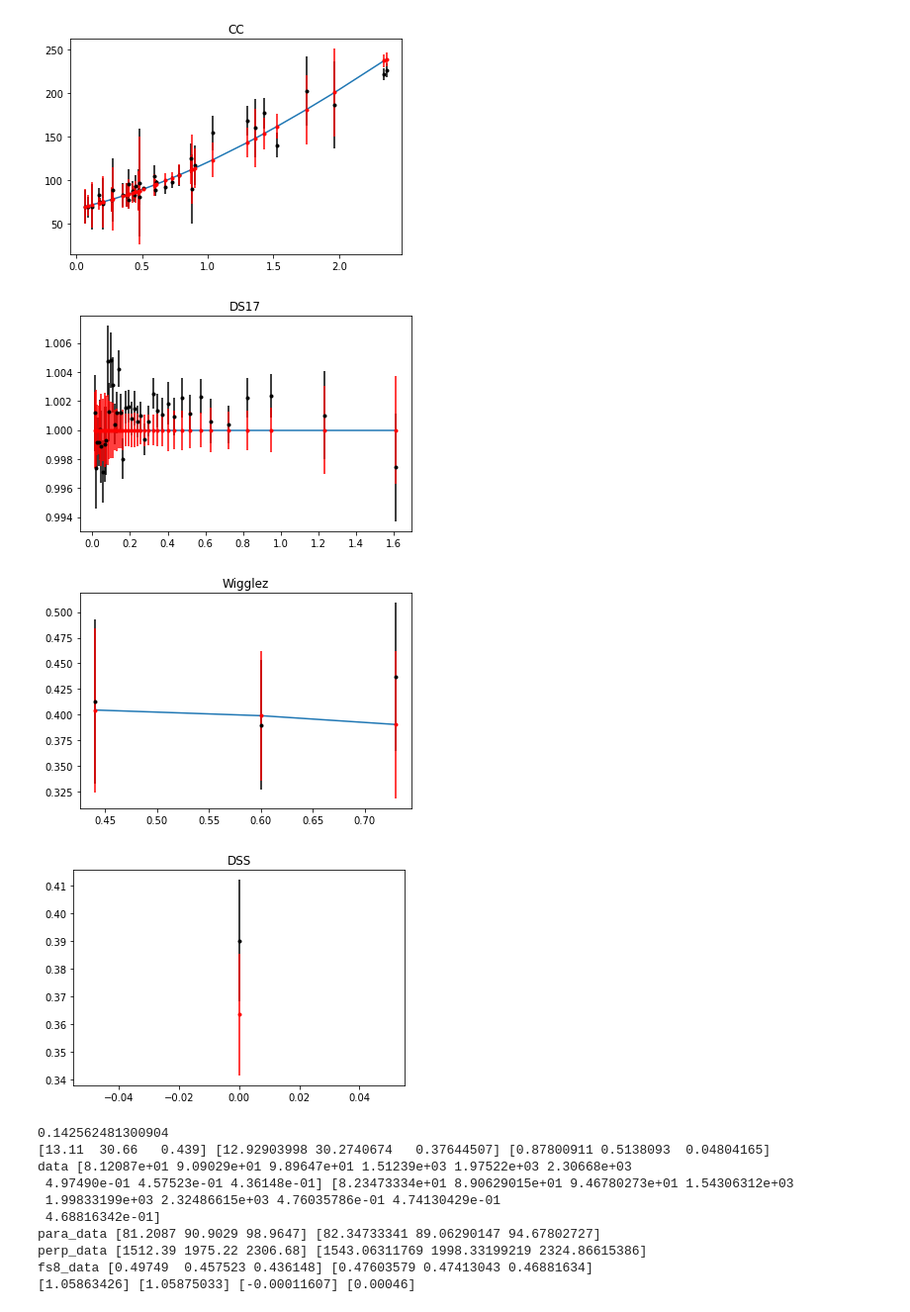
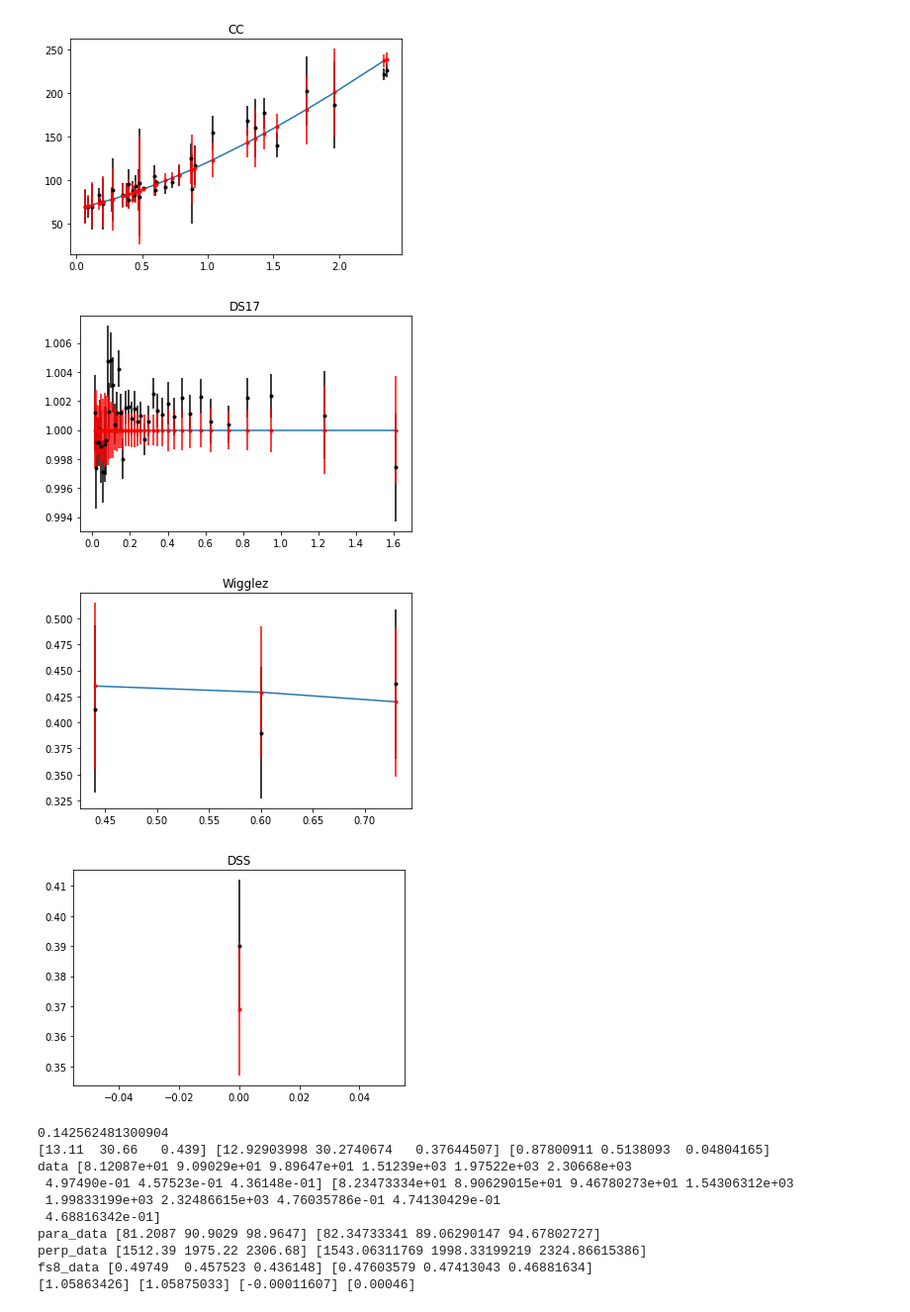
Before and after one commit to JaimeRZP/Growz, a Jupyter notebook: notebooks/DataChallenge.ipynb, the cells around one changed output. Shown at 99% size. Saved outputs shown, nothing was run; the diff lists cells and outputs as text; code cells hidden in the pictures.

```diff
--- a/notebooks/DataChallenge.ipynb
+++ b/notebooks/DataChallenge.ipynb
@@ -56,7 +57,7 @@ def generate_fake_data(prefix, cosmo, make_perfect=False, fuck_up_fs8=False):
         fs8 = cosmo['sigma8']*Dz*fz
         if fuck_up_fs8==True:
             print('Fucking up fs8')
-            fs8 += -0.15*fs8
+            fs8 += -0.10*fs8
         return fs8
 
     d = np.load(data_path+f'{name}.npz')
@@ -118,7 +119,7 @@ def generate_fake_data(prefix, cosmo, make_perfect=False, fuck_up_fs8=False):
         fs8 = cosmo['sigma8']*Dz*fz
         if fuck_up_fs8==True:
             print('Fucking up fs8')
-            fs8 += -0.15*fs8
+            fs8 += 0.15*fs8
         return fs8
 
     def mean_para(z):
@@ -155,7 +156,7 @@ def generate_fake_data(prefix, cosmo, make_perfect=False, fuck_up_fs8=False):
         fs8 = cosmo['sigma8']*Dz*fz
         if fuck_up_fs8==True:
             print('Fucking up fs8')
-            fs8 += -0.15*fs8
+            fs8 += -0.10*fs8
         return fs8
 
     def mean_para(z, r_d):
@@ -199,10 +200,10 @@ def generate_fake_data(prefix, cosmo, make_perfect=False, fuck_up_fs8=False):
     print(d['data'], dd['data'], d['data']-dd['data'], d['err'])
 # %%
 cosmo = ccl.Cosmology(Omega_c=0.265621, Omega_b=0.0494166,
-                      h=0.6727, n_s=0.9649, sigma8=0.811, T_CMB=2.7255)
+                      h=0.6727, n_s=0.9649, sigma8=0.82366, T_CMB=2.7255)
 print((cosmo['Omega_c']+cosmo['Omega_b'])*cosmo['h']**2)
 pre = 'cosmo0'
-for s in [1000]:
+for s in [1001]:
     np.random.seed(s)
     prefix = f'{pre}_seed{s}'
     generate_fake_data(prefix, cosmo, make_perfect=True)
@@ -224,9 +225,9 @@ fs8_data [0.49749  0.457523 0.436148] [0.47603579 0.47413043 0.46881634]
 # %%
 cosmo = ccl.Cosmology(Omega_c=0.265621, Omega_b=0.0494166,
-                      h=0.6727, n_s=0.9649, sigma8=0.811, T_CMB=2.7255)
+                      h=0.6727, n_s=0.9649, sigma8=0.82366, T_CMB=2.7255)
 print((cosmo['Omega_c']+cosmo['Omega_b'])*cosmo['h']**2)
-pre = 'cosmo05'
-for s in [1000]:
+pre = 'cosmo6'
+for s in [1001]:
     np.random.seed(s)
     prefix = f'{pre}_seed{s}'
     generate_fake_data(prefix, cosmo, make_perfect=True, fuck_up_fs8=True)
@@ -249,8 +250,8 @@ fs8_data [0.49749  0.457523 0.436148] [0.40463042 0.40301086 0.39849389]
 [1.05863426] [1.05875033] [-0.00011607] [0.00046]
 [figure]
 [figure]
-[figure, old version]
+[figure, new version]
-[figure, old version]
+[figure, new version]
 # %%
 cosmo = ccl.Cosmology(Omega_c=0.265621, Omega_b=0.0494166,
                       h=0.6727, n_s=0.9649, sigma8=0.811, T_CMB=2.7255)
```
Also changed, not shown: parts of 4 cells of this notebook, 23 other files.
